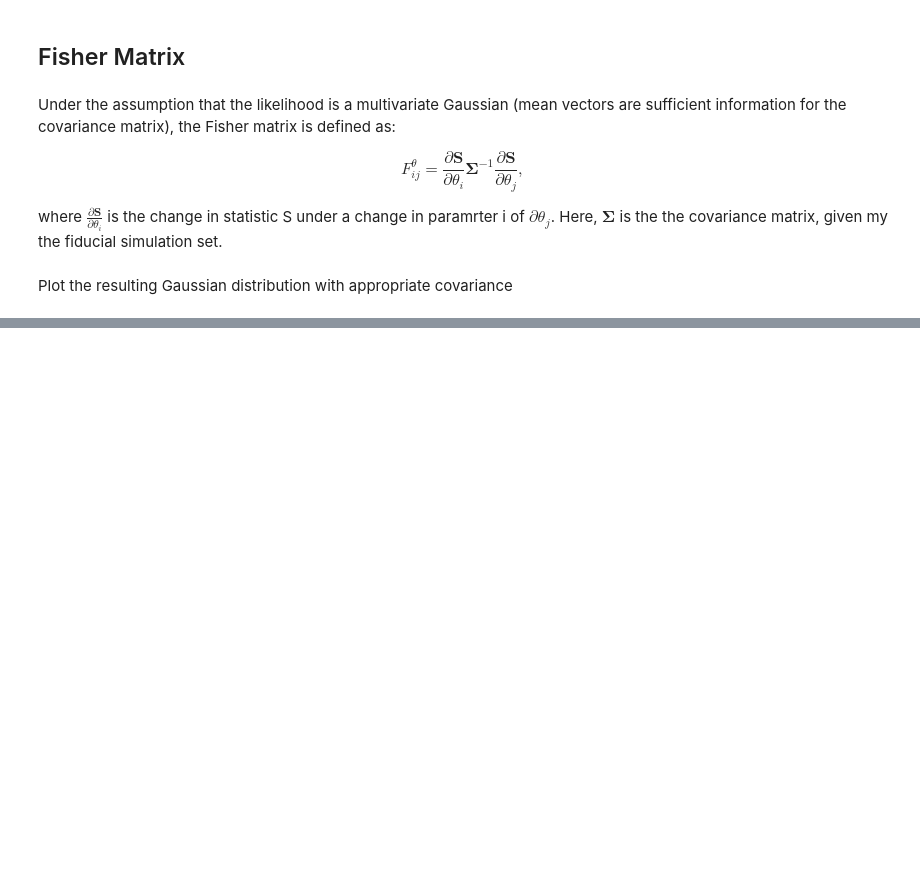
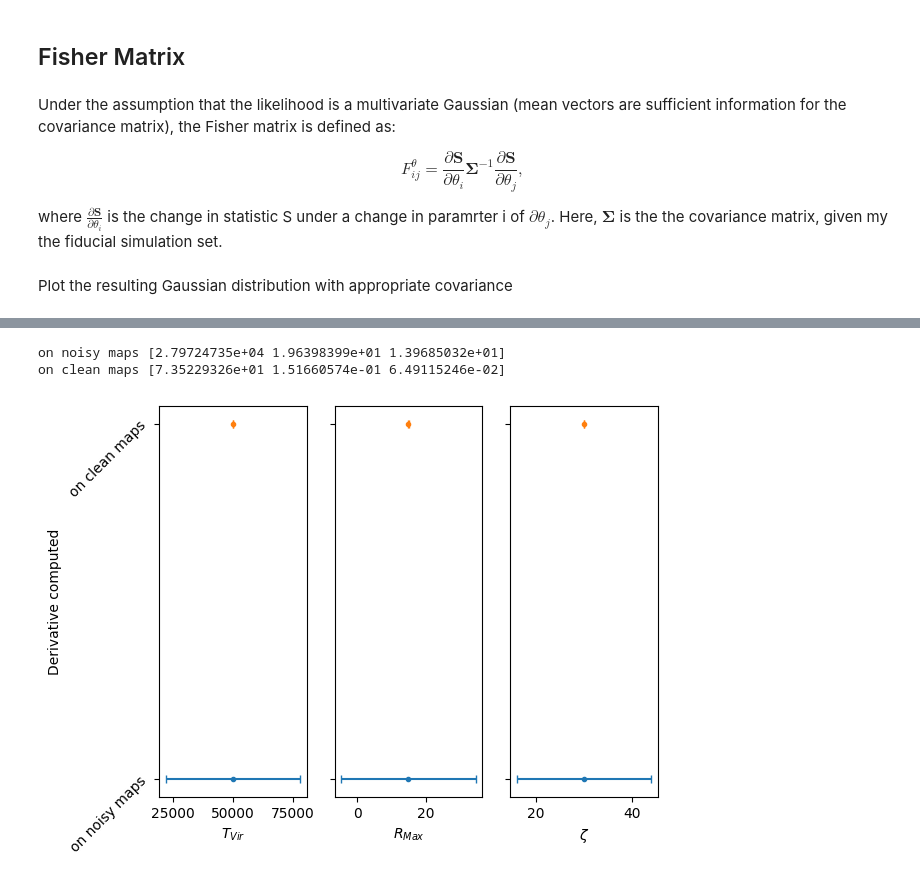
Before and after one commit to sambit-giri/ska_eor_inference, a Jupyter notebook: Compare_Fisher_results.ipynb, the cells around one changed output, grey strips where cells are left out. Cells and saved outputs as stored; diff of their text form; code cells hidden in the pictures; blank space fills up the shorter version.

```diff
--- a/Compare_Fisher_results.ipynb
+++ b/Compare_Fisher_results.ipynb
@@ -112,0 +116,37 @@ WARNING:root:Too few points to create valid contours
+# %%
+layout = 'AAstar'
+obs_time = 1000.
+
+# fig, axes = plt.subplots(nparams, nparams)
+# for j, (deriv_type, label) in enumerate(zip(['_noisy', ''], ['on noisy maps', 'on clean maps'])):
+#     covmat = np.loadtxt(f'./output/posterior_covariance_matrix_{layout}_{int(obs_time)}hours_pdf{deriv_type}.txt')
+#     fisher_data = np.random.multivariate_normal(fid, covmat, size=nrand)
+#     print(label, np.sqrt(np.diag(covmat)))
+#     _ = corner.corner(
+#     fisher_data,
+#     labels=Fisher_Param,
+#     plot_datapoints=False,
+#     levels=(0.68,0.95),
+#     truth_color='k',
+#     truths=fid,
+#     # extent=[(),(),()]
+#     color=f'C{j}',
+#     fig=fig)
+#     axes[0, 0].plot([], [], label=label, color=f'C{j}', linestyle='-')
+# fig.legend(loc='upper right', fontsize=10, title='Derivative computed')
+# fig.tight_layout()
+
+fig, axes = plt.subplots(1, len(fid), sharey=True)
+for j, (deriv_type, label) in enumerate(zip(['_noisy', ''], ['on noisy maps', 'on clean maps'])):
+    covmat = np.loadtxt(f'./output/posterior_covariance_matrix_{layout}_{int(obs_time)}hours_pdf{deriv_type}.txt')
+    print(label, np.sqrt(np.diag(covmat)))
+    for i in range(len(fid)):
+        axes[i].errorbar(fid[i], j, xerr=np.sqrt(np.diag(covmat))[i], color=f'C{j}', linestyle='-', marker='.', capsize=3)
+        axes[i].set_xlabel(Fisher_Param[i])
+axes[0].set_yticks([0, 1], labels=['on noisy maps', 'on clean maps'], rotation=45)
+axes[0].set_ylabel('Derivative computed')
+fig.tight_layout()
+# %% [output]
+on noisy maps [2.79724735e+04 1.96398399e+01 1.39685032e+01]
+on clean maps [7.35229326e+01 1.51660574e-01 6.49115246e-02]
+[figure, added]
```
Also changed, not shown: parts of 9 cells of this notebook, 3 other files.
